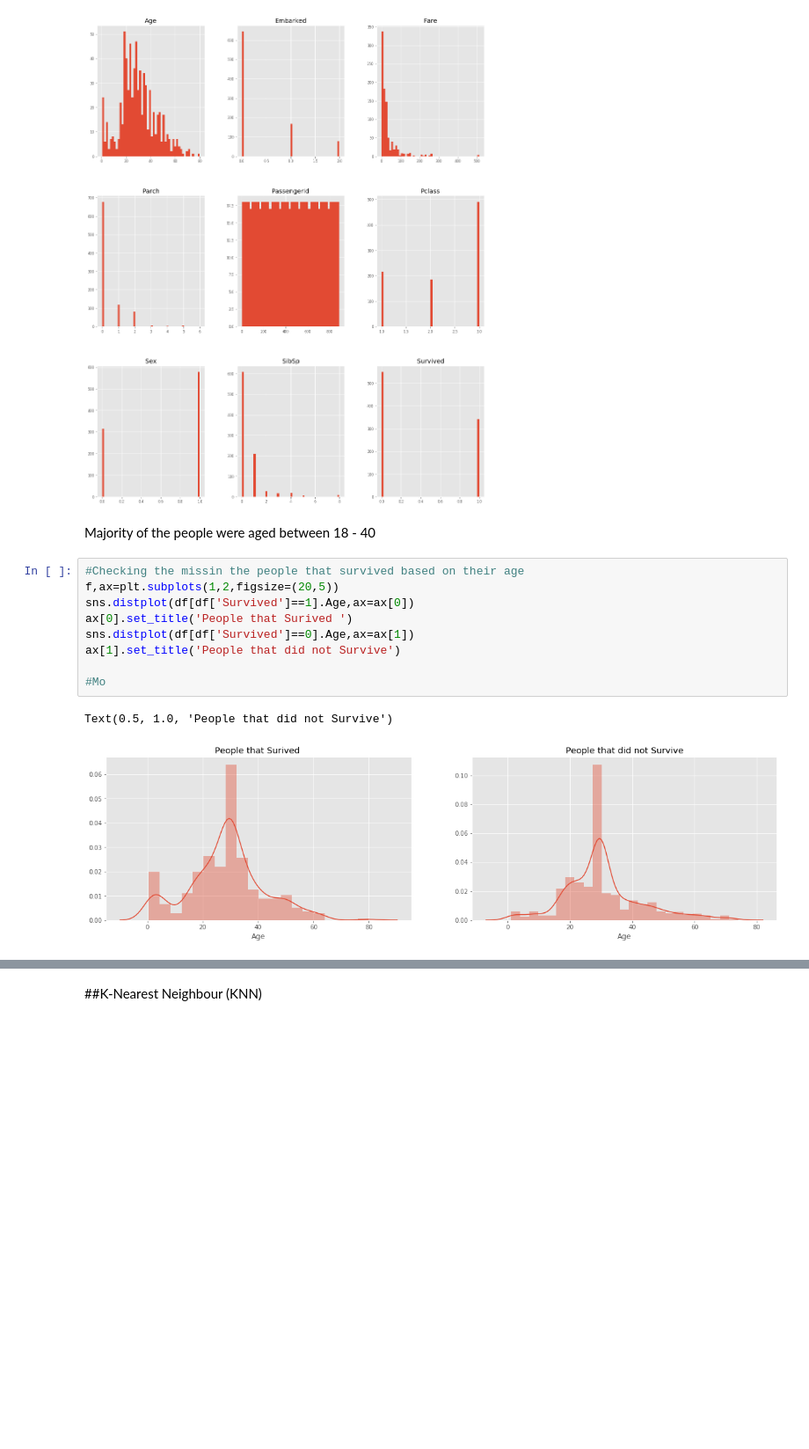
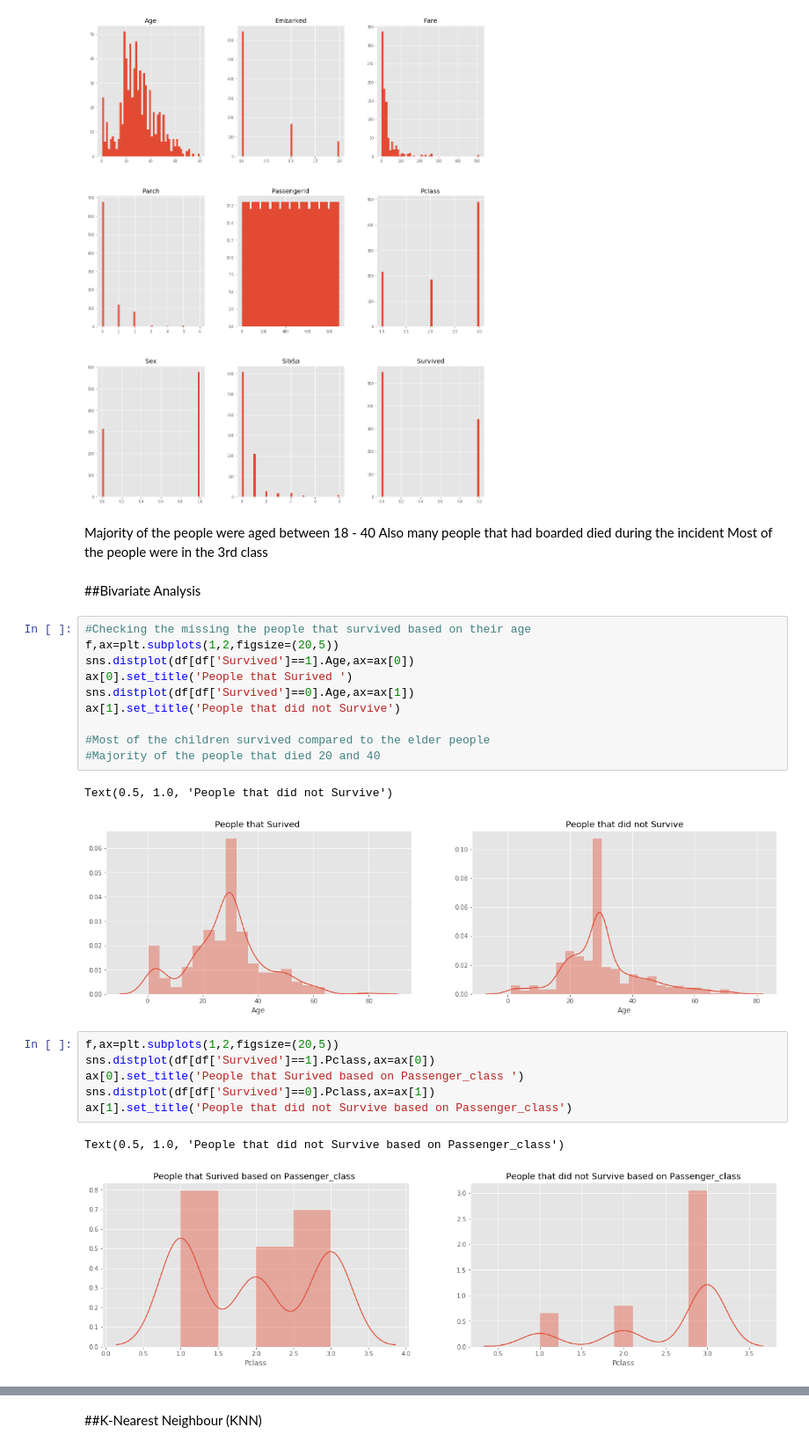
Before and after one commit to Maureen36Mathenge/Determine-survival-rates-on-the-Titanic-dataset-, a Jupyter notebook: Moringa_Week_9_IP_"Predicting_the_survival_chances"_Maureen_Mathenge.ipynb, the cells around one changed output, grey strips where cells are left out. Shown at 88% size. Cells and saved outputs as stored; diff of their text form; blank space fills up the shorter version.

```diff
--- a/Moringa_Week_9_IP_"Predicting_the_survival_chances"_Maureen_Mathenge.ipynb
+++ b/Moringa_Week_9_IP_"Predicting_the_survival_chances"_Maureen_Mathenge.ipynb
@@ -242,15 +264,29 @@ df_num.hist(figsize=(16, 20), bins=50, xlabelsize=8, ylabelsize=8);
 [figure]
 # %% [markdown]
 Majority of the people were aged between 18 - 40
+Also many people that had boarded died during the incident
+Most of the people were in the 3rd class
+# %% [markdown]
+##Bivariate Analysis
 # %%
-#Checking the missin the people that survived based on their age
+#Checking the missing the people that survived based on their age
 f,ax=plt.subplots(1,2,figsize=(20,5))
 sns.distplot(df[df['Survived']==1].Age,ax=ax[0])
 ax[0].set_title('People that Surived ')
 sns.distplot(df[df['Survived']==0].Age,ax=ax[1])
 ax[1].set_title('People that did not Survive')
 
-#Mo
+#Most of the children survived compared to the elder people
+#Majority of the people that died 20 and 40
 # %% [output]
 Text(0.5, 1.0, 'People that did not Survive')
 [figure]
+# %%
+f,ax=plt.subplots(1,2,figsize=(20,5))
+sns.distplot(df[df['Survived']==1].Pclass,ax=ax[0])
+ax[0].set_title('People that Surived based on Passenger_class ')
+sns.distplot(df[df['Survived']==0].Pclass,ax=ax[1])
+ax[1].set_title('People that did not Survive based on Passenger_class')
+# %% [output]
+Text(0.5, 1.0, 'People that did not Survive based on Passenger_class')
+[figure, added]
```
Also changed, not shown: parts of 38 cells of this notebook.
